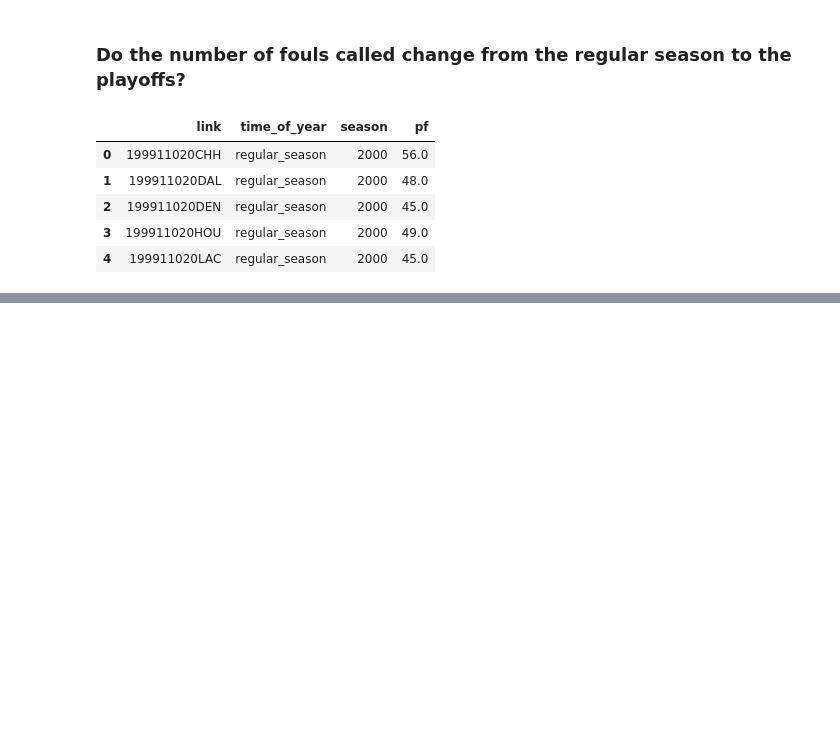
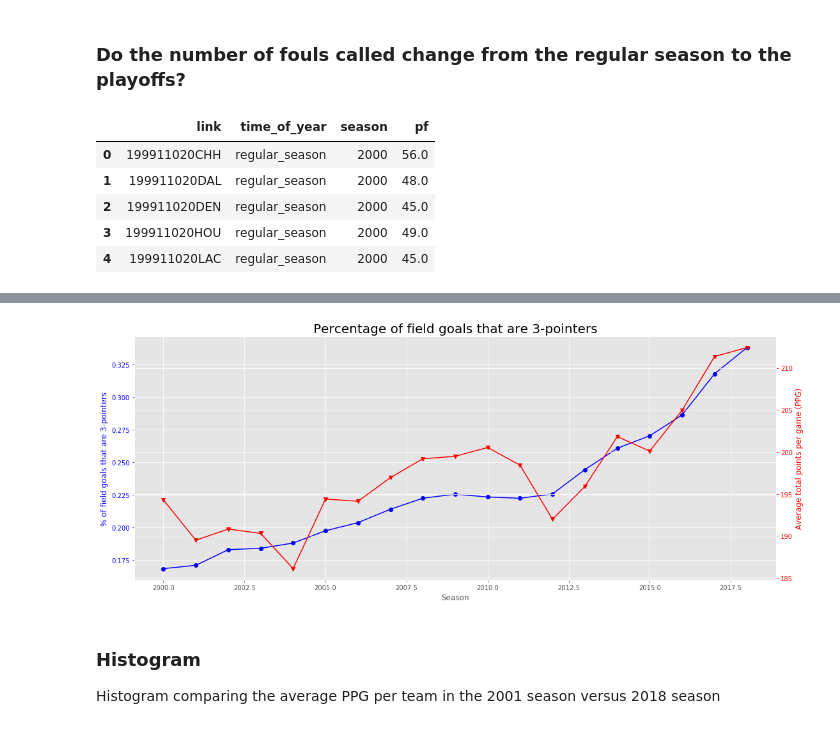
Before and after one commit to fyurekli/projects_python, a Jupyter notebook: nba_analysis/nba_preliminary_EDA.ipynb, the cells around one changed output, grey strips where cells are left out. Cells and saved outputs as stored; diff of their text form; code cells hidden in the pictures; blank space fills up the shorter version.

```diff
--- a/nba_analysis/nba_preliminary_EDA.ipynb
+++ b/nba_analysis/nba_preliminary_EDA.ipynb
@@ -110,0 +130,28 @@ Text(0.5,1,'Average Fouls Per Game per Season')
+# %%
+df_3fg = df_box.groupby(['season','link'])['pts','fg','fga','3p','3pa'].sum().reset_index()
+# %%
+df_3fg = df_3fg.groupby('season')['pts','fg','fga','3p','3pa'].mean().reset_index()
+# %%
+df_3fg['3p%_of_fg'] = df_3fg['3pa'] / df_3fg['fga']
+# %%
+#create a function for generating the line plot
+def plot_time_series(axes, x, y, color, marker, xlabel, ylabel):
+    axes.plot(x, y, color=color, marker = marker)
+    axes.set_xlabel(xlabel)
+    axes.set_ylabel(ylabel, color=color)
+    axes.tick_params('y', colors = color)
+# %%
+plt.style.use('ggplot')
+fig, ax = plt.subplots(figsize=(18,7))
+plot_time_series(ax, df_3fg['season'], df_3fg['3p%_of_fg'], 'b', 'o', 'Season', '% of field goals that are 3-pointers')
+
+ax2 = ax.twinx()
+plot_time_series(ax2, df_3fg['season'], df_3fg['pts'], 'r', 'v', 'Season', 'Average total points per game (PPG)')
+
+ax.set_title('Percentage of field goals that are 3-pointers',size=20)
+plt.show();
+# %% [output]
+[figure, added]
+# %% [markdown]
+### Histogram
+Histogram comparing the average PPG per team in the 2001 season versus 2018 season
```
Also changed, not shown: parts of 26 cells of this notebook.
